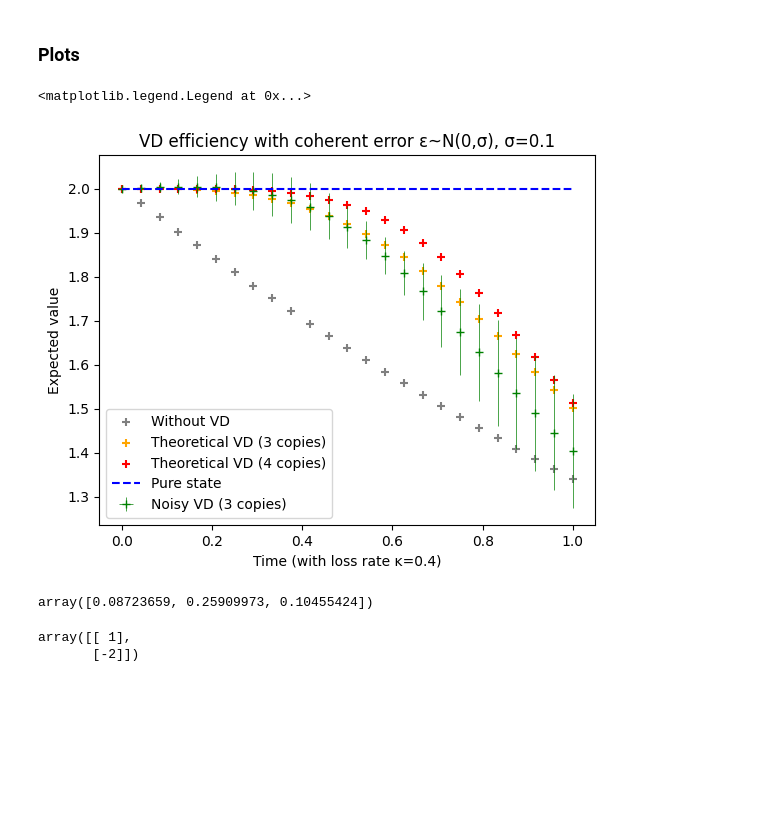
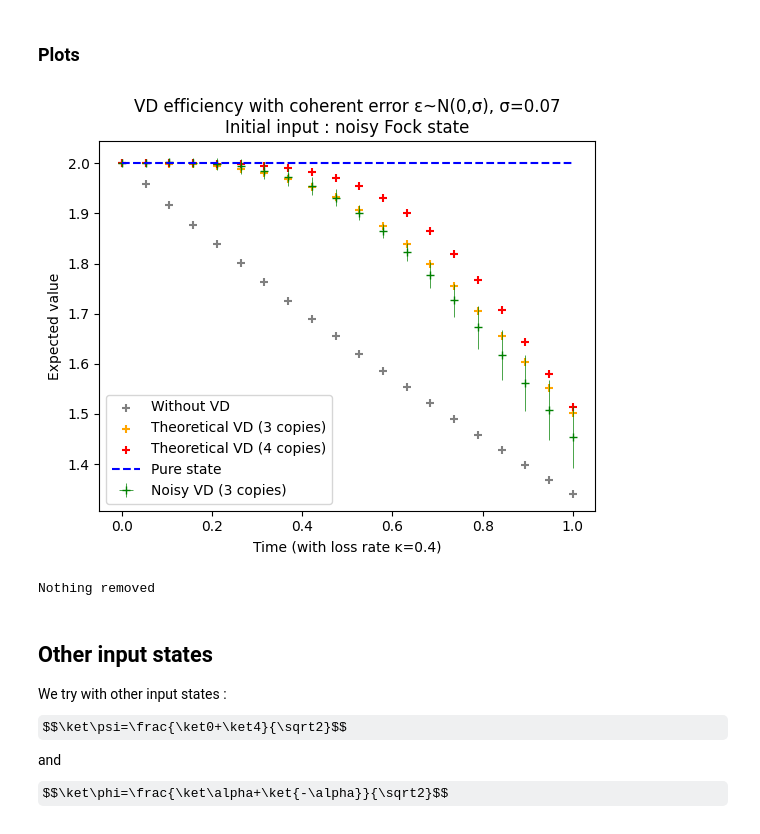
Before and after one commit to lfinocchiaro/virtual-distillation, a Jupyter notebook: virtual_distillation.ipynb, the cells around one changed output. Cells and saved outputs as stored; diff of their text form; code cells hidden in the pictures; some formulas as TeX source; blank space fills up the shorter version.

Commit message:
Added more input states

```diff
--- a/virtual_distillation.ipynb
+++ b/virtual_distillation.ipynb
@@ -8,7 +8,7 @@ import numpy as np
 import math
 import matplotlib.pyplot as plt
 
-N = 8 # Total dimension of the space. We will use three copies so N^3 size matrices
+N = 7 # Total dimension of the space. We will use three copies so N^3 size matrices
 # %% [markdown]
 ### Initial noisy Fock state
 
@@ -90,11 +100,11 @@ Here is where we compute the noisy $\mathcal F_3$ gates (this is the most costly
 # %%
 nb_F_samples = 100
 
-eps_std = 0.1
+eps_std = 0.07
 initial_sin_angles = np.sqrt((1/2,1/3,1/2))
 noise_list = np.random.normal(0,eps_std,(nb_F_samples,3))
 F_list = []
 for (i,noise) in enumerate(noise_list):
-    if (i%4==0): print(f"{i+1}/{nb_F_samples}", end=" ")
+    if (i%11==0): print(f"{i+1}/{nb_F_samples}", end=" ")
     F_list.append(create_F3(initial_sin_angles, noise))
 # %% [output]
@@ -164,30 +192,37 @@ True
 # %% [markdown]
 ### Plots
 # %%
-#remove extreme points ?
-extr_max, extr_min = n+1, n-2
-result_corr = result[:, np.all(np.logical_and(np.abs(result)<extr_max, np.abs(result)>extr_min),0)]
+def plot_all(t_list, result, result_withoutVD, result_th_3, result_th_4, remove_extreme = None, title="Fock state"):
+    if (remove_extreme is None):
+        result_corr = result
+    else :
+        #remove extreme points
+        extr_max, extr_min = remove_extreme
+        result_corr = result[:, np.all(np.logical_and(np.abs(result)<extr_max, np.abs(result)>extr_min),0)]
 
-plt.errorbar(t_list, np.abs(result_corr.mean(1)), result_corr.std(1), np.zeros_like(t_list),
-                barsabove=True, elinewidth=.5,fmt='+',label="Noisy VD (3 copies)", c='g')
-plt.scatter(t_list, np.abs(result_withoutVD), label="Without VD", marker='+', c="gray")
-plt.scatter(t_list, np.abs(result_th_3), label="Theoretical VD (3 copies)", marker='+', c='orange')
-plt.scatter(t_list, np.abs(result_th_4), label="Theoretical VD (4 copies)", marker='+', c='red')
-plt.plot(t_list,np.full(t_list.shape,n), linestyle="--", label='Pure state', c='b')
-plt.title(f"VD efficiency with coherent error ε~N(0,σ), σ={eps_std}")
-plt.xlabel(f"Time (with loss rate ĸ={kappa})")
-plt.ylabel("Expected value")
-plt.legend()
+    plt.errorbar(t_list, np.abs(result_corr.mean(1)), result_corr.std(1), np.zeros_like(t_list),
+                    barsabove=True, elinewidth=.5,fmt='+',label="Noisy VD (3 copies)", c='g')
+    plt.scatter(t_list, np.abs(result_withoutVD), label="Without VD", marker='+', c="gray")
+    plt.scatter(t_list, np.abs(result_th_3), label="Theoretical VD (3 copies)", marker='+', c='orange')
+    plt.scatter(t_list, np.abs(result_th_4), label="Theoretical VD (4 copies)", marker='+', c='red')
+    plt.plot(t_list,np.full(t_list.shape,n), linestyle="--", label='Pure state', c='b')
+    plt.title(f"VD efficiency with coherent error ε~N(0,σ), σ={eps_std}\nInitial input : noisy "+title)
+    plt.xlabel(f"Time (with loss rate ĸ={kappa})")
+    plt.ylabel("Expected value")
+    plt.legend()
+    plt.show()
+
+plot_all(t_list, result, result_withoutVD, result_th_3, result_th_4, (n+1,n-1))
 # %% [output]
-<matplotlib.legend.Legend at 0x...>
-[figure, old version]
+[figure, new version]
 # %%
-noise_list[np.where(np.any(np.abs(result) > extr_max, 0))[0][0]] # extreme value removed
+try: print(noise_list[np.where(np.any(np.abs(result) > n+1, 0))[0][0]] )# extreme value removed
+except:print("Nothing removed")
 # %% [output]
-array([0.08723659, 0.25909973, 0.10455424])
+Nothing removed
-# %%
-a = np.array([[2, 4, 1],[3, 1, -2]])
-a[:,np.any(a<0, 0)]
-# %% [output]
-array([[ 1],
-       [-2]])
+# %% [markdown]
+## Other input states
+We try with other input states :
+$$\ket\psi=\frac{\ket0+\ket4}{\sqrt2}$$
+and
+$$\ket\phi=\frac{\ket\alpha+\ket{-\alpha}}{\sqrt2}$$
```
Also changed, not shown: parts of 13 cells of this notebook.
